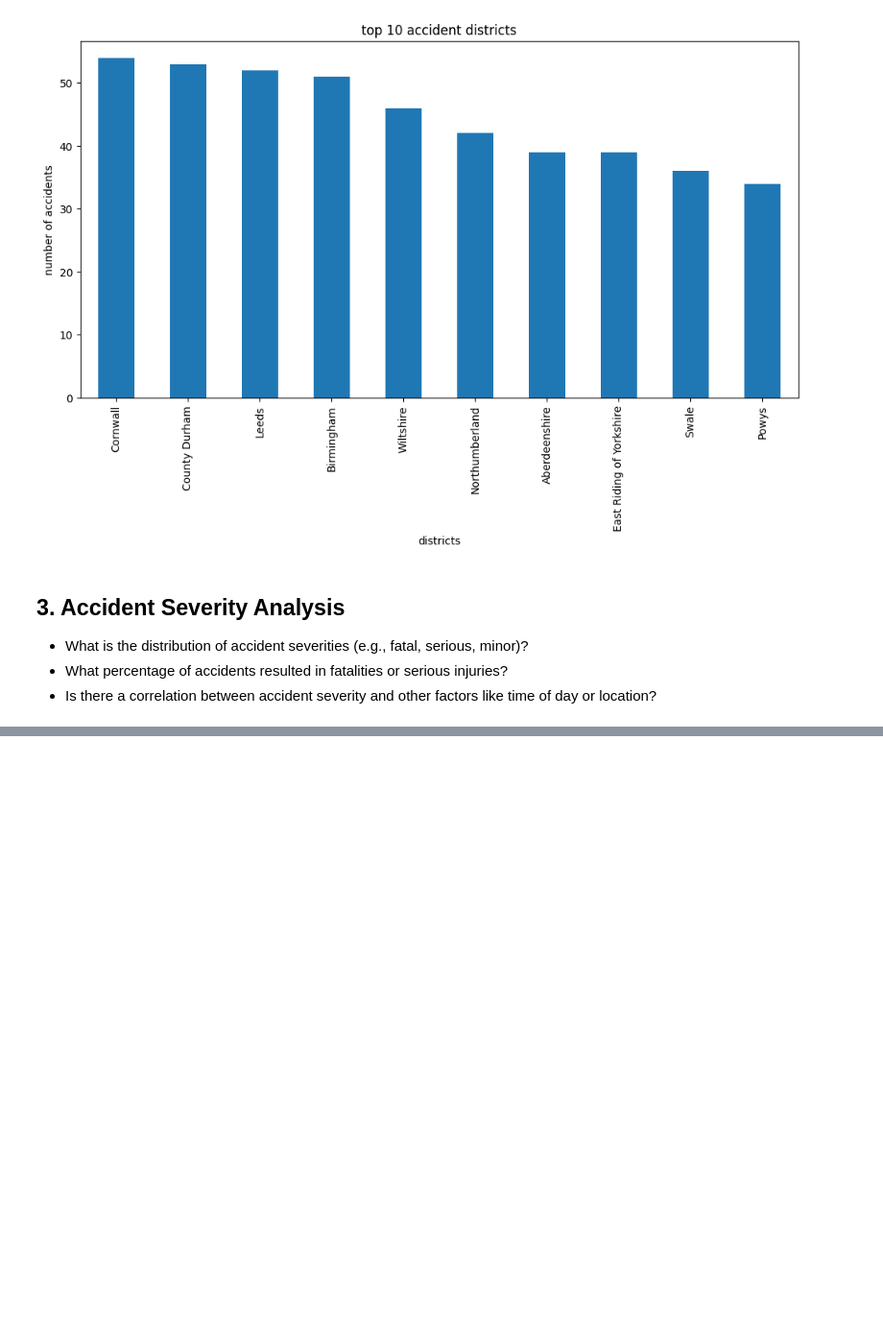
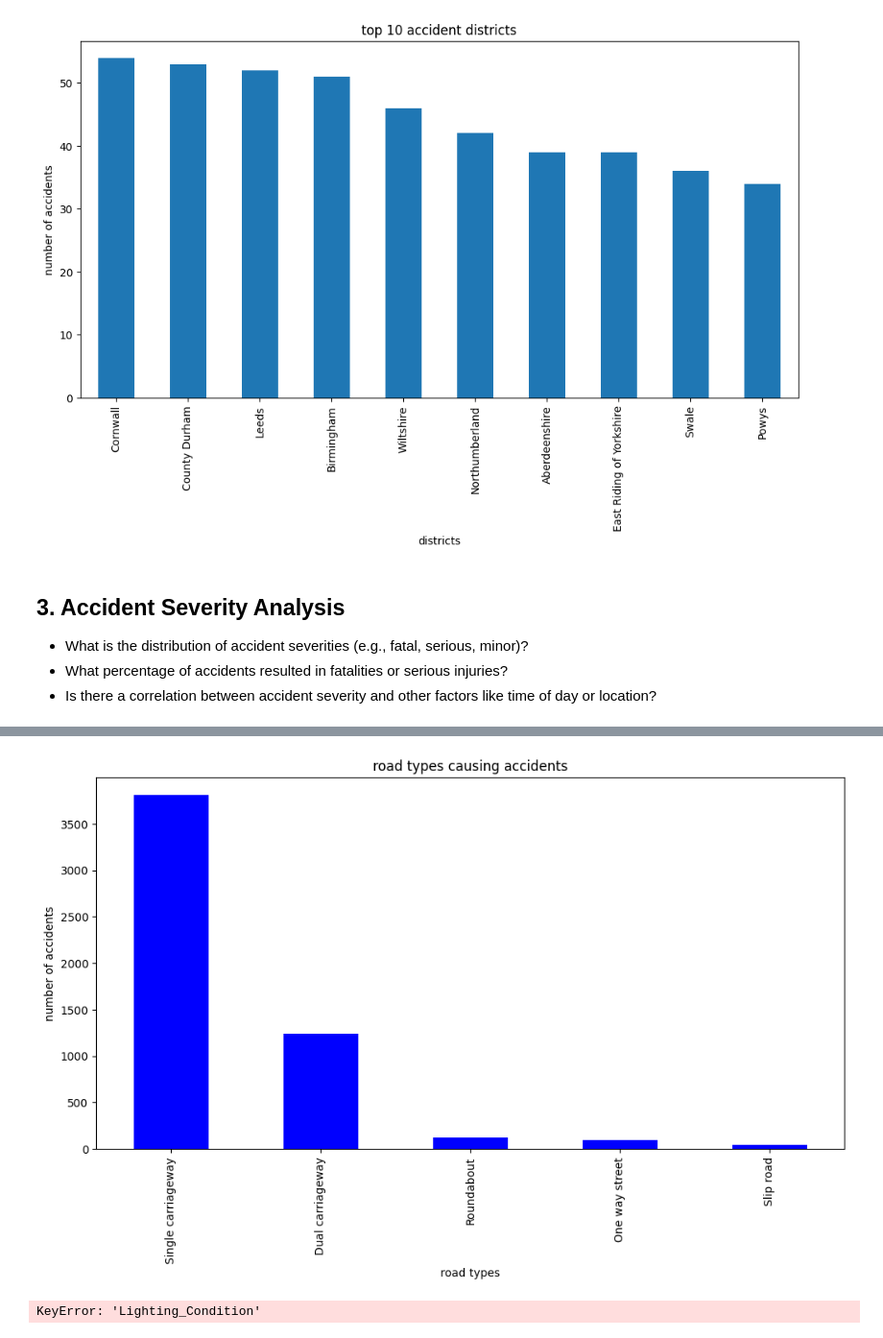
Before and after one commit to rana-desu/fds-assignments, a Jupyter notebook: road-accident.ipynb, the cells around one changed output, grey strips where cells are left out. Shown: that part at 96% size. Saved outputs shown, nothing was run; the diff lists cells and outputs as text; code cells hidden in the pictures; blank space fills up the shorter version.

```diff
--- a/road-accident.ipynb
+++ b/road-accident.ipynb
@@ -100,0 +137,4 @@ plt.show()
+# %%
+# fetching the frequency for all road types causing accidents
+roadtype_accidents = dataframe["Road_Type"].value_counts()
+print(f"frequency for road types causing accidents: \n{roadtype_accidents}")
@@ -100,0 +150,22 @@ plt.show()
+# %%
+# plotting a bar-graph for the same
+plt.figure(figsize=(12, 6))
+roadtype_accidents.plot(kind="bar", color="blue")
+plt.title("road types causing accidents")
+plt.xlabel("road types")
+plt.ylabel("number of accidents")
+plt.show()
+# %% [output]
+[figure, added]
+# %%
+light_accidents = dataframe["Lighting_Conditions"].value_counts()
+print(f"accidents by Lighting Conditions: \n{light_accidents}")
+
+plt.figure(figsize=(10, 6))
+light_accidents.plot(kind='bar', color='gold')
+plt.title("accidents caused due to light conditions")
+plt.xlabel("lighting conditions")
+plt.ylabel("number of accidents")
+plt.show()
+# %% [output]
+KeyError: 'Lighting_Condition'
```
Also changed, not shown: parts of 8 cells of this notebook.
